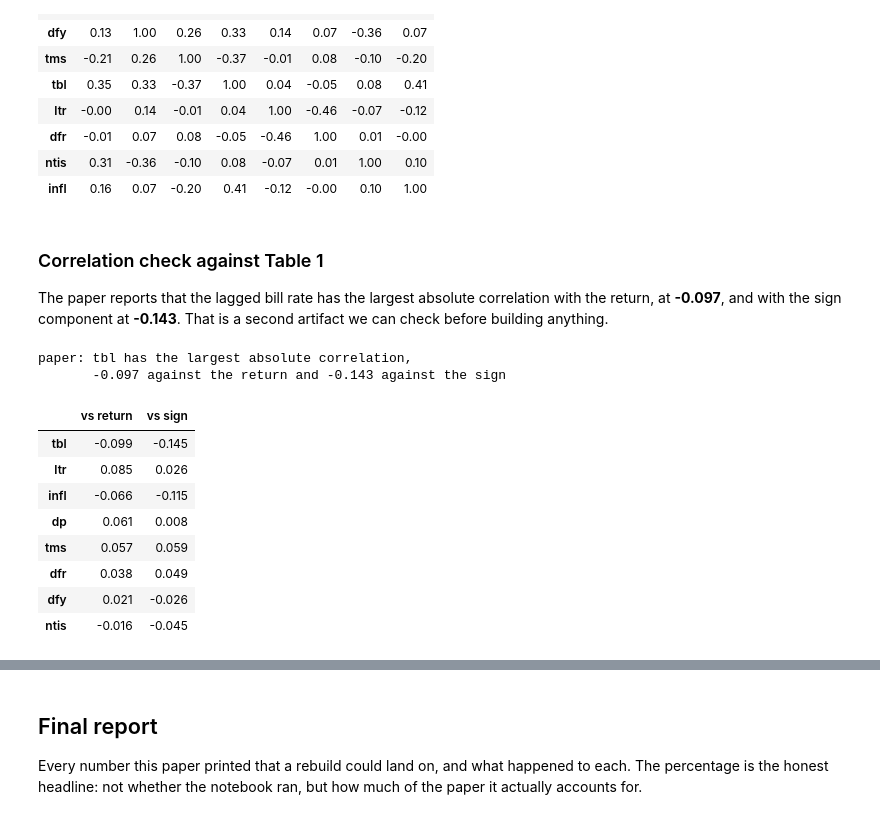
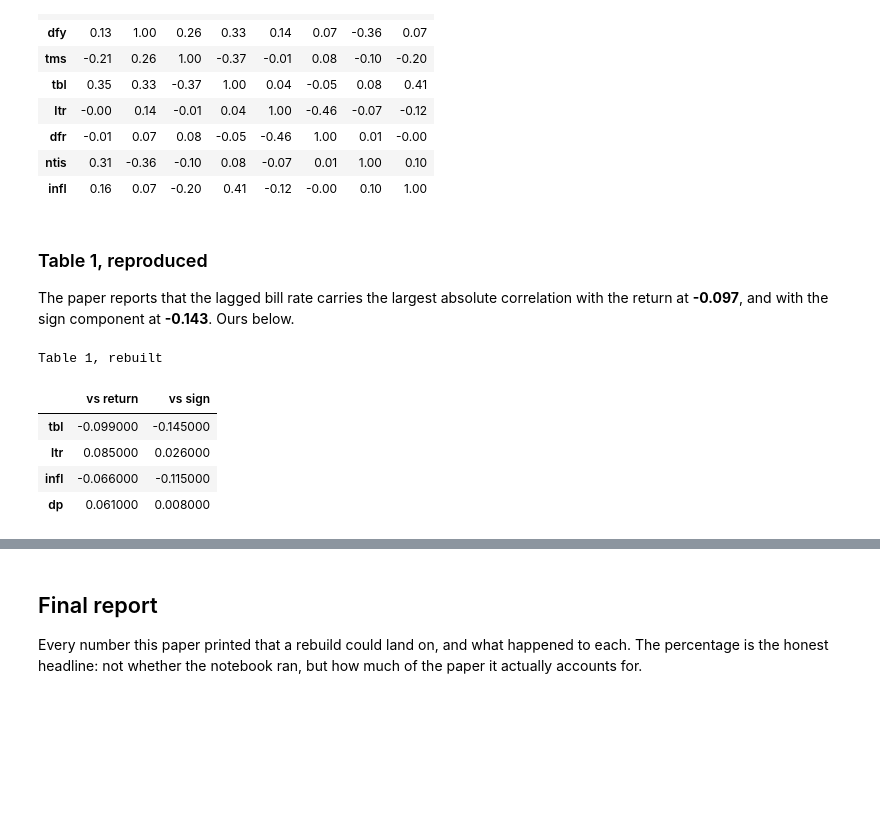
Before and after one commit to RezaSoleymanifar/alpha-archive, a Jupyter notebook: notebooks/2606.04153_sign_and_magnitude.ipynb, the cells around one changed output, grey strips where cells are left out. Cells and saved outputs as stored; diff of their text form; code cells hidden in the pictures; blank space fills up the shorter version.

```diff
--- a/notebooks/2606.04153_sign_and_magnitude.ipynb
+++ b/notebooks/2606.04153_sign_and_magnitude.ipynb
@@ -166,30 +166,22 @@ panel[PREDICTORS].corr().round(2)
 | ntis | 0.31 | -0.36 | -0.10 | 0.08 | -0.07 | 0.01 | 1.00 | 0.10 |
 | infl | 0.16 | 0.07 | -0.20 | 0.41 | -0.12 | -0.00 | 0.10 | 1.00 |
 # %% [markdown]
-### Correlation check against Table 1
+### Table 1, reproduced
 
-The paper reports that the lagged bill rate has the largest absolute correlation with the return, at **-0.097**, and with the sign component at **-0.143**. That is a second artifact we can check before building anything.
+The paper reports that the lagged bill rate carries the largest absolute correlation with the return at **-0.097**, and with the sign component at **-0.143**. Ours below.
 # %%
 lagged = panel[PREDICTORS].shift(1)
 sign   = np.sign(panel['xs'])
 
 table1 = pd.DataFrame({
     'vs return': lagged.corrwith(panel['xs']),
     'vs sign':   lagged.corrwith(sign),
 }).round(3).sort_values('vs return', key=abs, ascending=False)
-
-print('paper: tbl has the largest absolute correlation,')
-print('       -0.097 against the return and -0.143 against the sign')
-table1
+table1.head(4).style.set_caption('Table 1, rebuilt')
 # %% [output]
-paper: tbl has the largest absolute correlation,
-       -0.097 against the return and -0.143 against the sign
+Table 1, rebuilt
 |  | vs return | vs sign |
-| tbl | -0.099 | -0.145 |
-| ltr | 0.085 | 0.026 |
-| infl | -0.066 | -0.115 |
-| dp | 0.061 | 0.008 |
-| tms | 0.057 | 0.059 |
-| dfr | 0.038 | 0.049 |
-| dfy | 0.021 | -0.026 |
-| ntis | -0.016 | -0.045 |
+| tbl | -0.099000 | -0.145000 |
+| ltr | 0.085000 | 0.026000 |
+| infl | -0.066000 | -0.115000 |
+| dp | 0.061000 | 0.008000 |
```
Also changed, not shown: parts of 8 cells of this notebook, 2 other files.
